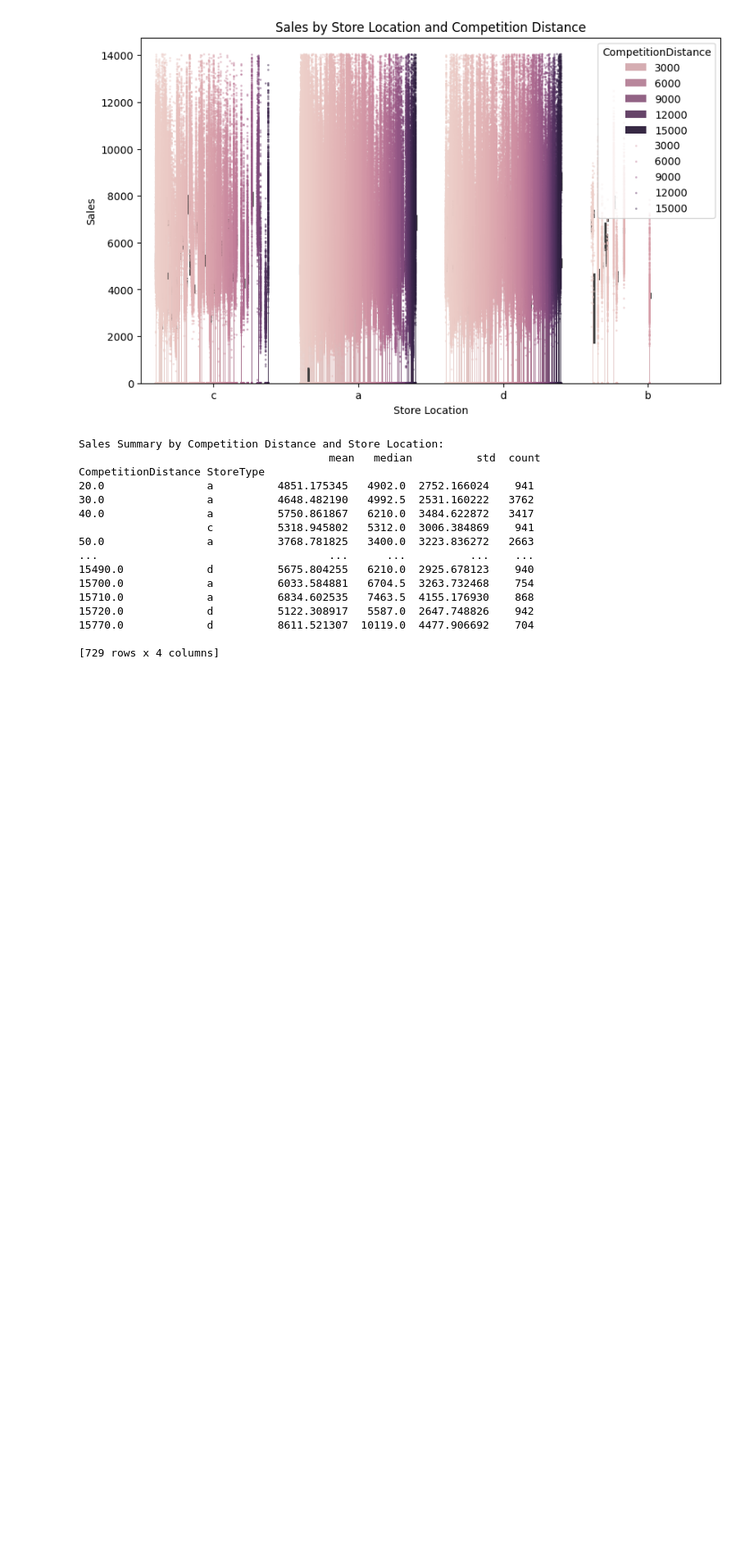
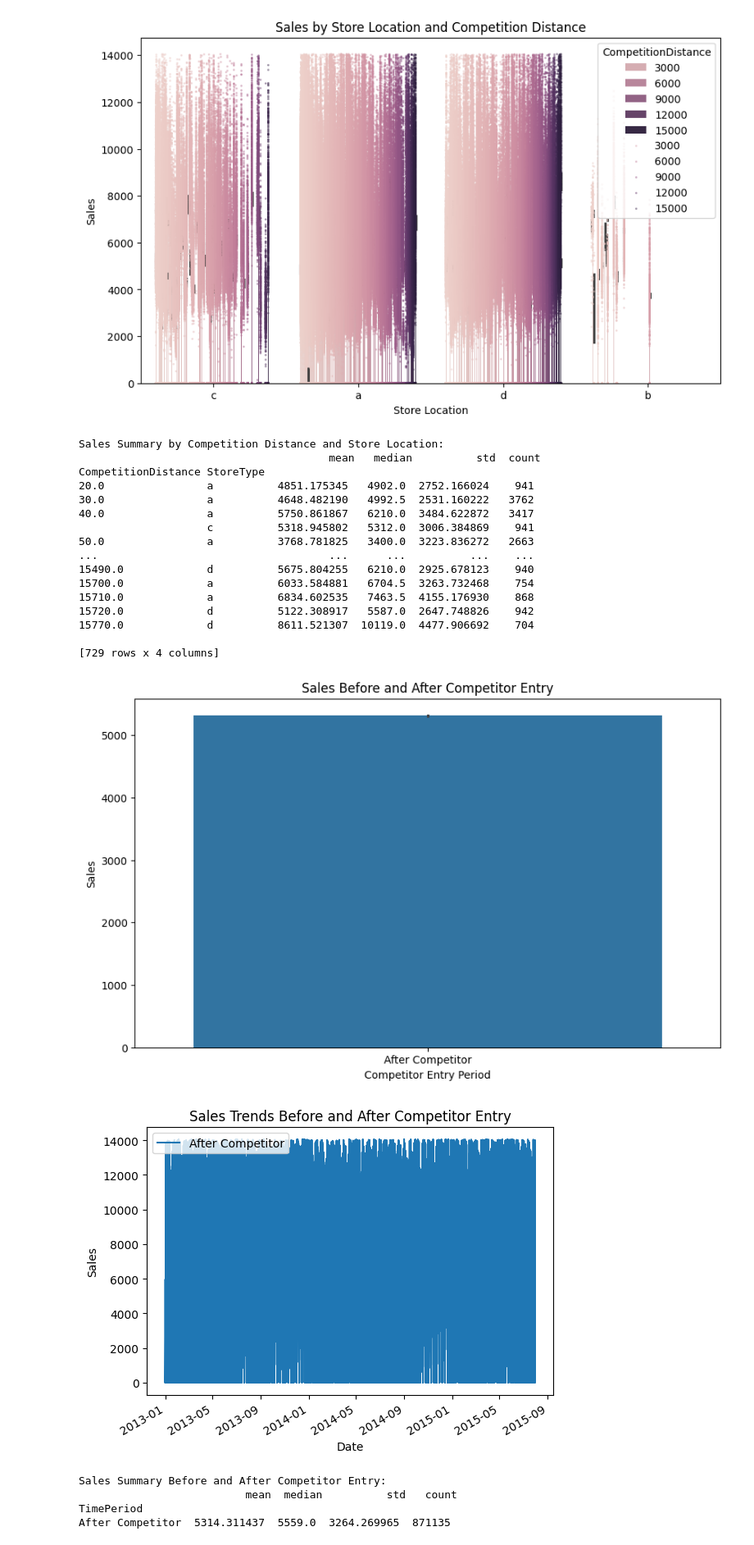
Before and after one commit to Semir1r/Rossmann_Pharmaceuticals_sales_forecast, a Jupyter notebook: notebooks/sales_analysis.ipynb, the cells around one changed output. Shown at 82% size. Saved outputs shown, nothing was run; the diff lists cells and outputs as text; code cells hidden in the pictures; blank space fills up the shorter version.

```diff
--- a/notebooks/sales_analysis.ipynb
+++ b/notebooks/sales_analysis.ipynb
@@ -464,3 +464,20 @@ CompetitionDistance StoreType
 15770.0             d          8611.521307  10119.0  4477.906692    704
 
 [729 rows x 4 columns]
+# %%
+from competitors_effect_on_sales import analyze_new_competitors_effect_on_sales
+
+sales_column = 'Sales'
+competition_distance_column = 'CompetitionDistance'
+date_column = 'Date'
+store_column = 'Store'
+
+# Call the function to analyze the effect of new competitors on sales
+analyze_new_competitors_effect_on_sales(merged_data, sales_column, competition_distance_column, date_column, store_column)
+# %% [output]
+[figure, added]
+[figure, added]
+Sales Summary Before and After Competitor Entry:
+                          mean  median          std   count
+TimePeriod
+After Competitor  5314.311437  5559.0  3264.269965  871135
```
Also changed, not shown: 3 other files.
